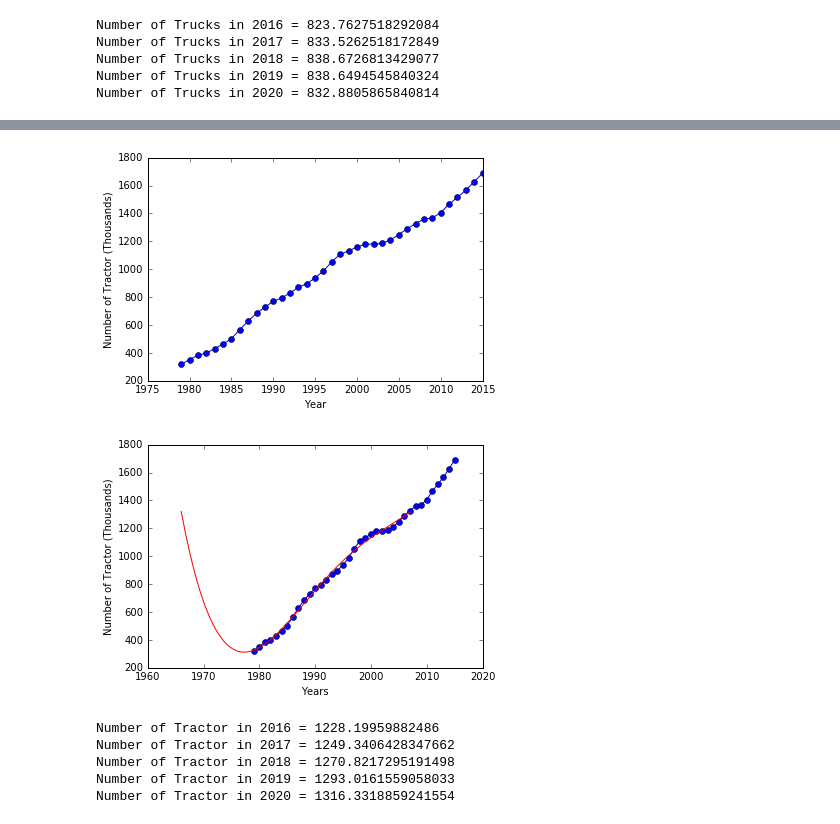
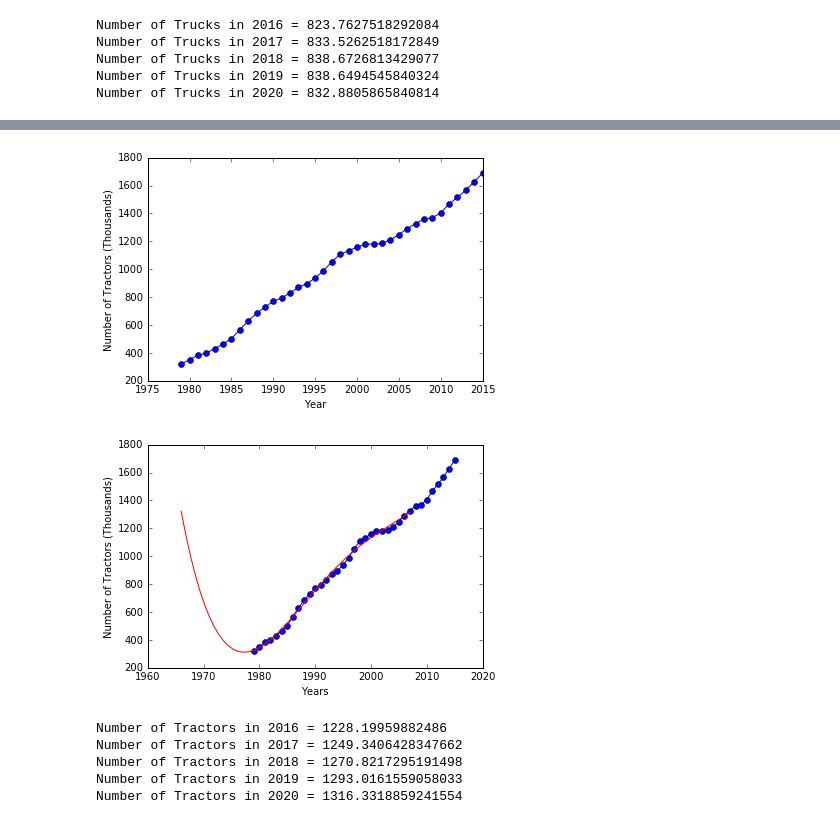
Before and after one commit to Bogazici-SWE546-Spring2016/SWE546_Assignment1, a Jupyter notebook: Assignment1.ipynb, the cells around one changed output, grey strips where cells are left out. Saved outputs shown, nothing was run; the diff lists cells and outputs as text; code cells hidden in the pictures.

```diff
--- a/Assignment1.ipynb
+++ b/Assignment1.ipynb
@@ -345,44 +351,44 @@ Number of Machinery in 2018 = 162.68442993489518
 Number of Machinery in 2019 = 167.86972652258447
 Number of Machinery in 2020 = 172.95883955521913
 # %%
-label = 'Tractor'
+label = 'Tractors'
 
 x = np.matrix(df_arac.Year[13:]).T - BaseYear
 y = np.matrix(df_arac.Tractor[13:]).T / 1000
 
 plt.plot(x + BaseYear, y, 'o-')
 plt.xlabel('Year')
 plt.ylabel('Number of {0} (Thousands)'.format(label))
 
 plt.show()
 
 # Setup the vandermonde matrix
 N = len(x)
 
 A = np.hstack((np.power(x,i) for i in range(Degree+1)))
 w_ls,E,rank,sigma = np.linalg.lstsq(A, y)
 
 l2 = N + 5 #2016,2017,2018,2019,2020
 x2 = np.matrix(np.linspace(0,l2-1)).T
 A2 = np.hstack((np.power(x2,i) for i in range(Degree+1)))
 
 f = A2 * w_ls
 plt.plot(x  + BaseYear, y, 'o-')
 plt.plot(x2 + BaseYear, f, 'r')
 
 plt.xlabel('Years')
 plt.ylabel('Number of {0} (Thousands)'.format(label))
 
 plt.show()
 
 number_of = [f[45].A1[0], f[46].A1[0], f[47].A1[0], f[48].A1[0], f[49].A1[0]]
 for index,value in enumerate(number_of):
     print('Number of {0} in {1} = {2}'.format(label,index+2016,value))
 # %% [output]
-[figure, old version]
+[figure, new version]
-[figure, old version]
+[figure, new version]
-Number of Tractor in 2016 = 1228.19959882486
-Number of Tractor in 2017 = 1249.3406428347662
-Number of Tractor in 2018 = 1270.8217295191498
-Number of Tractor in 2019 = 1293.0161559058033
-Number of Tractor in 2020 = 1316.3318859241554
+Number of Tractors in 2016 = 1228.19959882486
+Number of Tractors in 2017 = 1249.3406428347662
+Number of Tractors in 2018 = 1270.8217295191498
+Number of Tractors in 2019 = 1293.0161559058033
+Number of Tractors in 2020 = 1316.3318859241554
```
Also changed, not shown: parts of 3 cells of this notebook.
